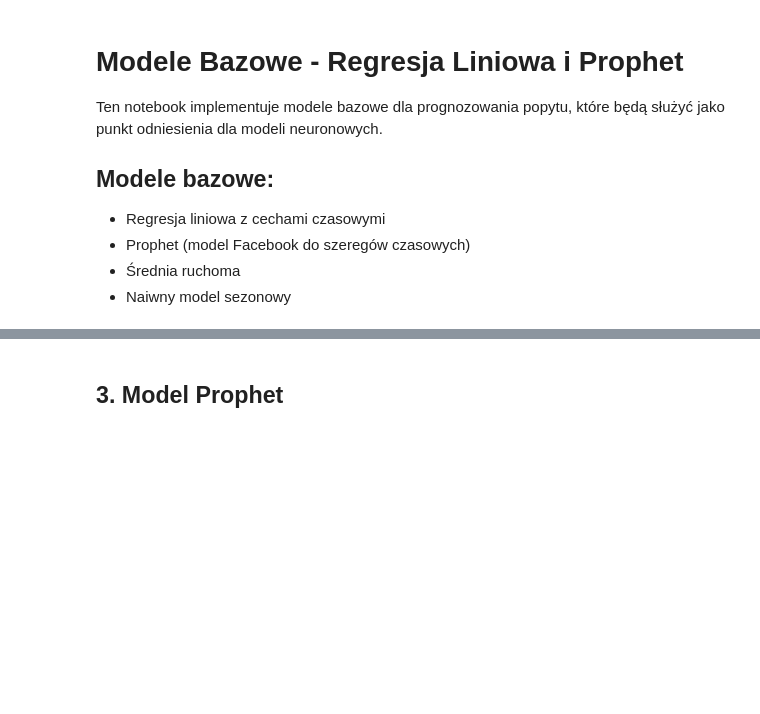
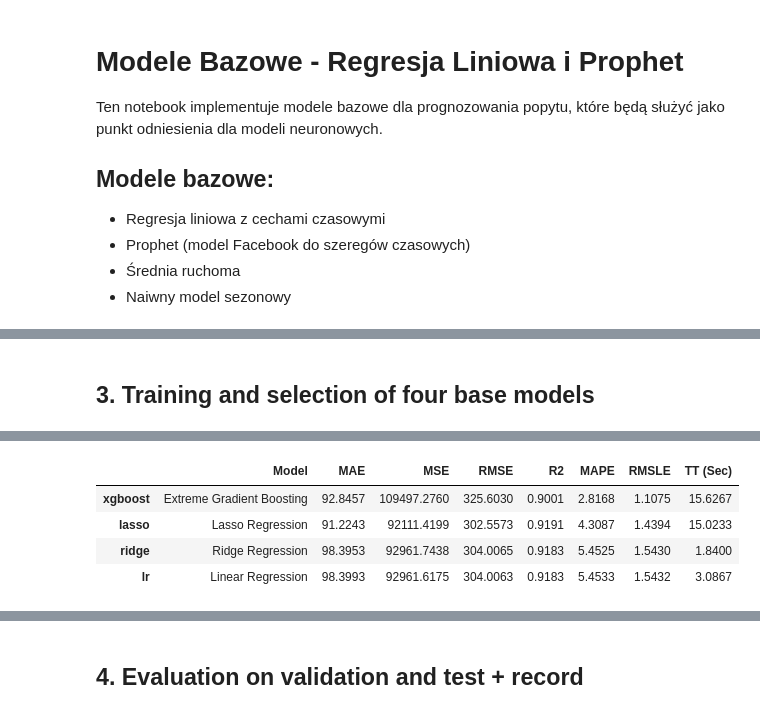
Before and after one commit to mszal449/Commerce-Stock-Prediction, a Jupyter notebook: notebooks/03_baseline_models.ipynb, the cells around one changed output, grey strips where cells are left out. Cells and saved outputs as stored; diff of their text form; code cells hidden in the pictures; blank space fills up the shorter version.

```diff
--- a/notebooks/03_baseline_models.ipynb
+++ b/notebooks/03_baseline_models.ipynb
@@ -29,2 +82,25 @@ sys.path.append('../src')
 # %%
-# Implementacja i trenowanie regresji liniowej
+exp = RegressionExperiment()
+exp.setup(
+    data          = train_df[feature_cols.tolist() + [target]],
+    test_data     = val_df[feature_cols.tolist()   + [target]],
+    target        = target,
+    session_id    = 42,
+    fold_strategy = "timeseries",
+    fold          = 3,
+    fold_shuffle        = False,
+    data_split_shuffle  = False,
+    verbose       = False,
+    transform_target  = False,
+)
+
+def rmsle_clip_pycaret(y_true, y_pred, **kwargs):
+    return rmsle(y_true, np.clip(y_pred, 0, None))
+
+exp.remove_metric("rmsle")
+exp.add_metric(
+    id               = "rmsle",
+    name             = "RMSLE",
+    score_func       = rmsle_clip_pycaret,
+    greater_is_better= False,
+)
@@ -30,0 +118,9 @@ sys.path.append('../src')
+# %% [markdown]
+## 3. Training and selection of four base models
+# %%
+best_models = exp.compare_models(
+    include = ["xgboost", "lr", "ridge", "lasso"],
+    sort    = "RMSLE",
+    n_select = 4,
+)
+# %% [output]
@@ -30,0 +128,5 @@ sys.path.append('../src')
+|  | Model | MAE | MSE | RMSE | R2 | MAPE | RMSLE | TT (Sec) |
+| xgboost | Extreme Gradient Boosting | 92.8457 | 109497.2760 | 325.6030 | 0.9001 | 2.8168 | 1.1075 | 15.6267 |
+| lasso | Lasso Regression | 91.2243 | 92111.4199 | 302.5573 | 0.9191 | 4.3087 | 1.4394 | 15.0233 |
+| ridge | Ridge Regression | 98.3953 | 92961.7438 | 304.0065 | 0.9183 | 5.4525 | 1.5430 | 1.8400 |
+| lr | Linear Regression | 98.3993 | 92961.6175 | 304.0063 | 0.9183 | 5.4533 | 1.5432 | 3.0867 |
@@ -31,3 +134,3 @@ sys.path.append('../src')
 # %% [markdown]
-## 3. Model Prophet
+## 4. Evaluation on validation and test + record
 # %%
```
Also changed, not shown: parts of 19 cells of this notebook, 1 other file.
